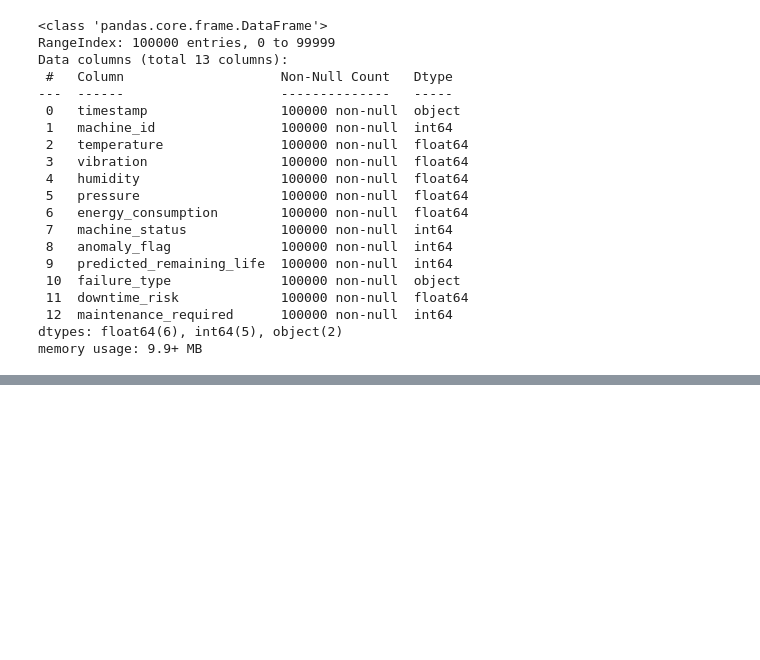
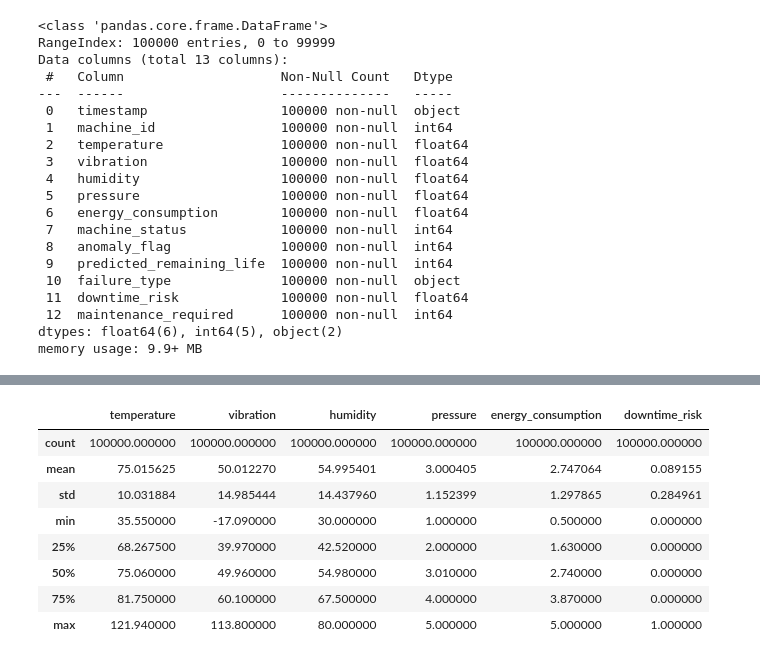
Before and after one commit to harshchamp/IOT_Sensor, a Jupyter notebook: Smart_Manufacturing_IoT.ipynb, the cells around one changed output, grey strips where cells are left out. Cells and saved outputs as stored; diff of their text form; code cells hidden in the pictures; blank space fills up the shorter version.

```diff
--- a/Smart_Manufacturing_IoT.ipynb
+++ b/Smart_Manufacturing_IoT.ipynb
@@ -93,0 +122,13 @@ df.describe()
+# %%
+df_float = df.select_dtypes(include = ['float64'])
+df_float.describe()
+# %% [output]
+|  | temperature | vibration | humidity | pressure | energy_consumption | downtime_risk |
+| count | 100000.000000 | 100000.000000 | 100000.000000 | 100000.000000 | 100000.000000 | 100000.000000 |
+| mean | 75.015625 | 50.012270 | 54.995401 | 3.000405 | 2.747064 | 0.089155 |
+| std | 10.031884 | 14.985444 | 14.437960 | 1.152399 | 1.297865 | 0.284961 |
+| min | 35.550000 | -17.090000 | 30.000000 | 1.000000 | 0.500000 | 0.000000 |
+| 25% | 68.267500 | 39.970000 | 42.520000 | 2.000000 | 1.630000 | 0.000000 |
+| 50% | 75.060000 | 49.960000 | 54.980000 | 3.010000 | 2.740000 | 0.000000 |
+| 75% | 81.750000 | 60.100000 | 67.500000 | 4.000000 | 3.870000 | 0.000000 |
+| max | 121.940000 | 113.800000 | 80.000000 | 5.000000 | 5.000000 | 1.000000 |
```
Also changed, not shown: parts of 6 cells of this notebook.
